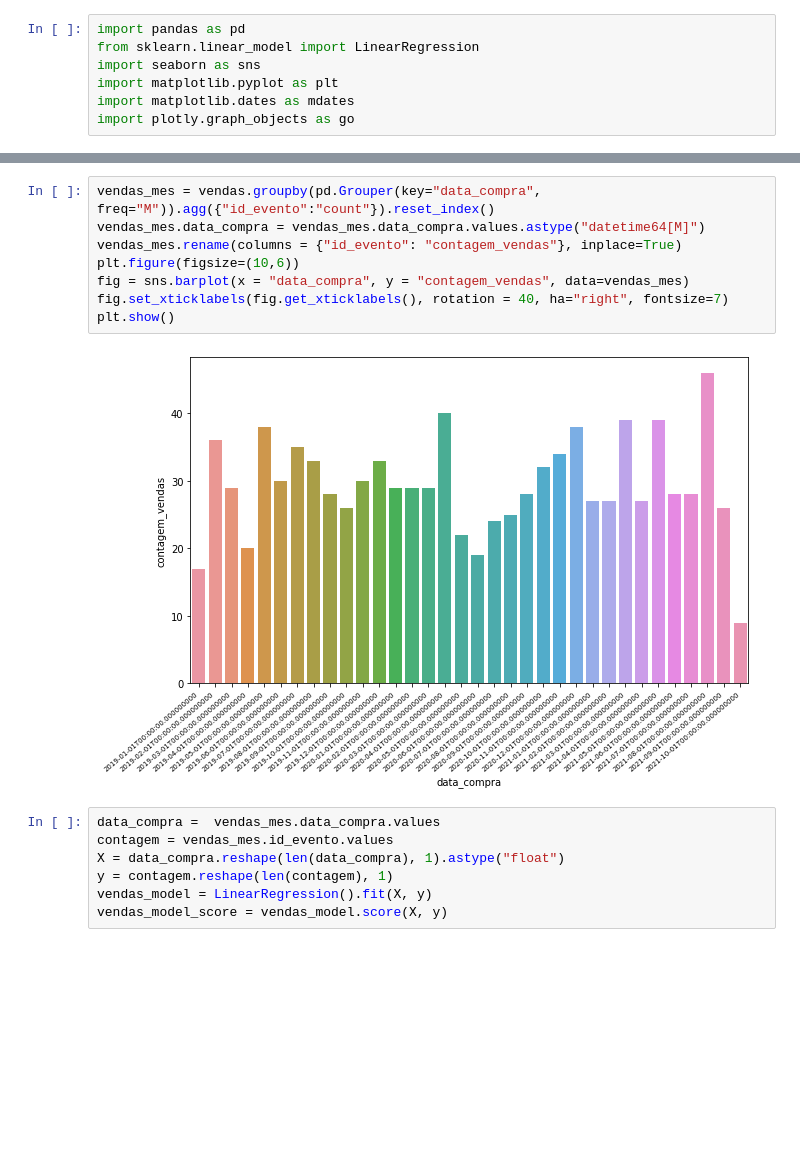
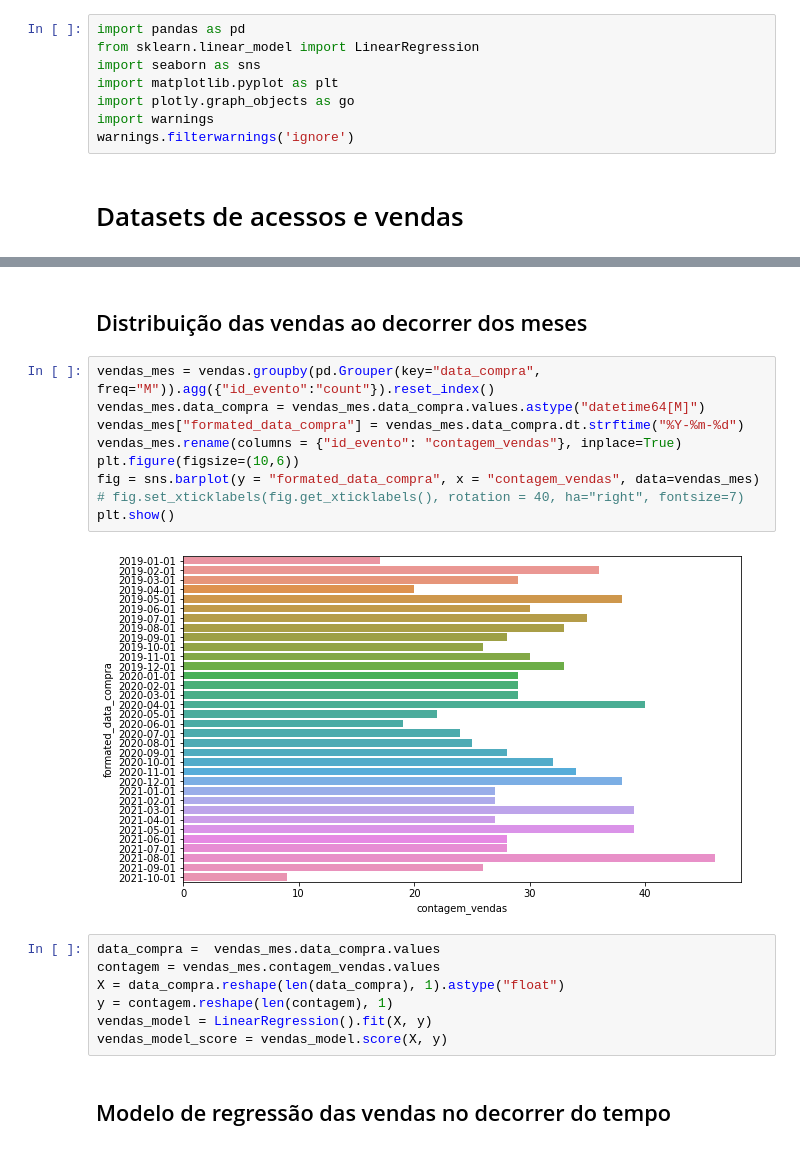
Before and after one commit to Osiris-gp8/projeto-osiris, a Jupyter notebook: api-python/analysis/ml_models/linear_model.ipynb, the cells around one changed output, grey strips where cells are left out. Saved outputs shown, nothing was run; the diff lists cells and outputs as text; blank space fills up the shorter version.

```diff
--- a/api-python/analysis/ml_models/linear_model.ipynb
+++ b/api-python/analysis/ml_models/linear_model.ipynb
@@ -3,8 +3,11 @@ import pandas as pd
 from sklearn.linear_model import LinearRegression
 import seaborn as sns
 import matplotlib.pyplot as plt
-import matplotlib.dates as mdates
 import plotly.graph_objects as go
+import warnings
+warnings.filterwarnings('ignore')
+# %% [markdown]
+#  Datasets de acessos e vendas
 # %%
 acessos = pd.read_pickle("./datasets/acesso.pkl")
 acessos.head()
@@ -25,23 +28,28 @@ vendas.head()
 | 2 | 3 | 2019-09-15 | 483 | 1 | Lacoste | 2265.90 | None | ... |
 | 3 | 4 | 2020-08-17 | 494 | 3 | Lacoste | 2009.16 | None | ... |
 | 4 | 5 | 2020-03-29 | 510 | 2 | Adidas | 2284.87 | None | ... |
+# %% [markdown]
+## Distribuição das vendas ao decorrer dos meses
 # %%
 vendas_mes = vendas.groupby(pd.Grouper(key="data_compra", freq="M")).agg({"id_evento":"count"}).reset_index()
 vendas_mes.data_compra = vendas_mes.data_compra.values.astype("datetime64[M]")
+vendas_mes["formated_data_compra"] = vendas_mes.data_compra.dt.strftime("%Y-%m-%d")
 vendas_mes.rename(columns = {"id_evento": "contagem_vendas"}, inplace=True)
 plt.figure(figsize=(10,6))
-fig = sns.barplot(x = "data_compra", y = "contagem_vendas", data=vendas_mes)
-fig.set_xticklabels(fig.get_xticklabels(), rotation = 40, ha="right", fontsize=7)
+fig = sns.barplot(y = "formated_data_compra", x = "contagem_vendas", data=vendas_mes)
+# fig.set_xticklabels(fig.get_xticklabels(), rotation = 40, ha="right", fontsize=7)
 plt.show()
 # %% [output]
-[figure, old version]
+[figure, new version]
 # %%
 data_compra =  vendas_mes.data_compra.values
-contagem = vendas_mes.id_evento.values
+contagem = vendas_mes.contagem_vendas.values
 X = data_compra.reshape(len(data_compra), 1).astype("float")
 y = contagem.reshape(len(contagem), 1)
 vendas_model = LinearRegression().fit(X, y)
 vendas_model_score = vendas_model.score(X, y)
+# %% [markdown]
+## Modelo de regressão das vendas no decorrer do tempo
 # %%
 plt.scatter(X, y, color = "black")
 plt.plot(X, vendas_model.predict(X), color="blue", linewidth=3)
```
Also changed, not shown: parts of 14 cells of this notebook.
